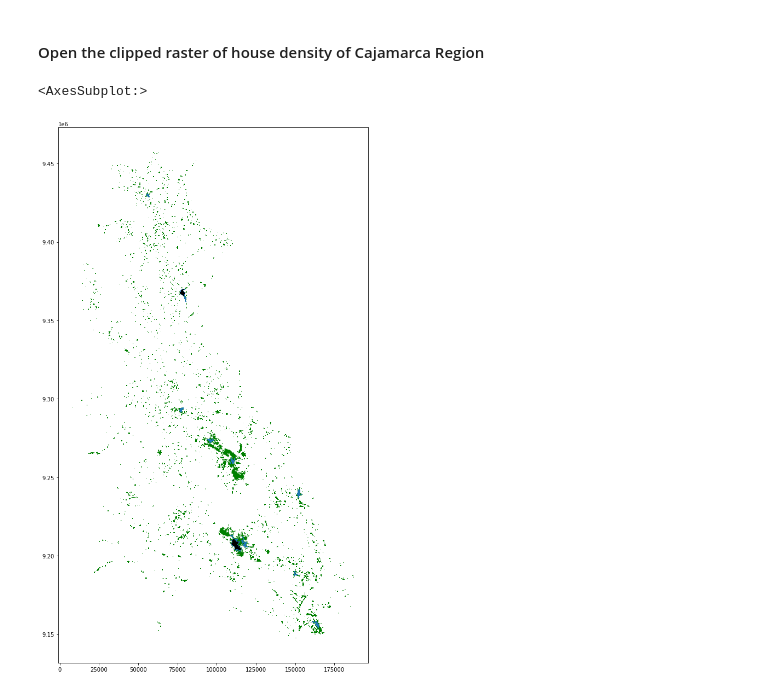
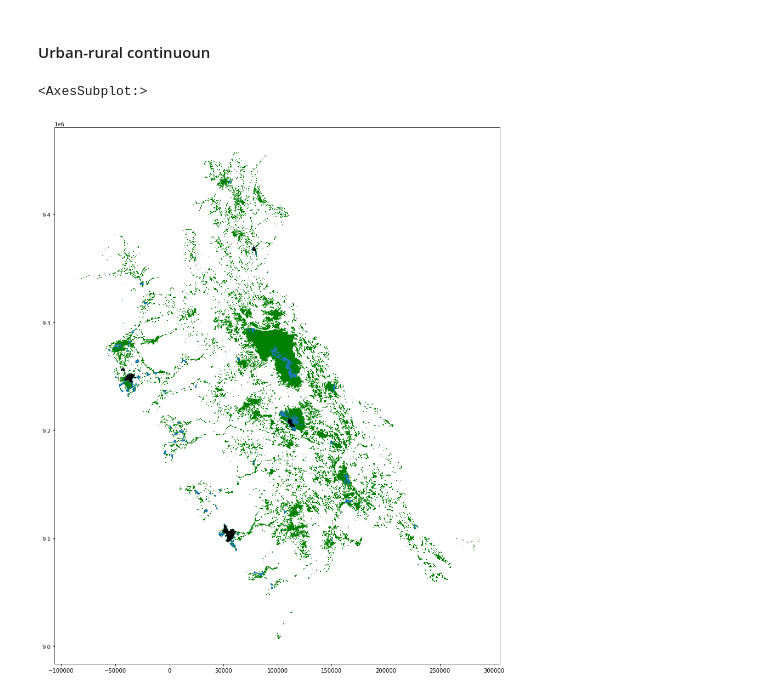
Before and after one commit to gprietoe/Continuo-urbano-rural, a Jupyter notebook: Algoritmo_articulo.ipynb, the cells around one changed output. Drawn from its saved outputs; the diff is of its cells as text; code cells hidden in the pictures.

```diff
--- a/Algoritmo_articulo.ipynb
+++ b/Algoritmo_articulo.ipynb
@@ -16,6 +1,20 @@ import matplotlib.pyplot as plt
 # %% [markdown]
-####  Open the clipped raster of house density of Cajamarca Region
+####  Urban-rural continuoun
 # %%
+import pandas as pd
+import geopandas as gpd
+
+import numpy as np
+import rasterio as rio
+from rasterio import features
+
+from shapely.geometry import Polygon
+from pyproj import CRS
+
+import matplotlib.pyplot as plt
+%matplotlib inline
+
+## Define a function to open the raster using the file path
 def open_raster_rio(path_r):
     with rio.open(path_r) as dem1:
         band_1=dem1.read(1, masked=True)                ## We use the function read() to access the raster's values
@@ -50,7 +49,7 @@ def extract_shapes(density_val_2, band_2, dem_af):
     den_1.crs = CRS.from_epsg(32718)
     return den_1
 
-def high_density(path_tif, path_ccpp ,density_val_3, pob_min):
+def continuum(path_tif, path_ccpp ,density_val_3, pob_min):
     ## Opening the raster and the shp with the ccpp geometries
     band_1, dem_af1=open_raster_rio(path_tif)
     ccpp_x=open_shp(path_ccpp)
@@ -67,26 +66,26 @@ def high_density(path_tif, path_ccpp ,density_val_3, pob_min):
     return den_1f
 # %%
 ## Define the general path
-path_d=r"C:\Users\Guillermo\Desktop/Python/01. Raster/01. Database"
+path_d=r"C:\Users\Guillermo\Desktop/Python\01. Continuo urbano-rural\01. Dataset"
 
 ## define data of Cajamarca's ccpp
 ccpp_06=(path_d+"\\caja_ccpp_edit.shp")
 ### we define the right path
-path_density=(path_d+"\\caja_dv_clip.tif")
+path_density=(path_d+"\\costal_north_region_clip.tif")
 
 ## Open the GEOtif file using rasterio
-a=high_density(path_density,ccpp_06, 0.78, 1)
-b=high_density(path_density,ccpp_06,2 , 10000)
-c=high_density(path_density,ccpp_06,7 , 25000)
+high=continuum(path_density,ccpp_06 ,3.9, 50000)
+medium=continuum(path_density,ccpp_06,0.8, 5000)
+low=continuum(path_density,ccpp_06 ,0.13, 1)
 # %%
 fig, ax=plt.subplots(figsize=(18,18))
 
-a.plot(ax=ax, facecolor='green')
-b.plot(ax=ax)
-c.plot(ax=ax,facecolor='black')
+low.plot(ax=ax, facecolor='green')
+medium.plot(ax=ax)
+high.plot(ax=ax,facecolor='black')
 # %% [output]
 <AxesSubplot:>
-[figure, old version]
+[figure, new version]
 # %%
 # import pprint
 # pprint.pprint(next(shapes))
```
Also changed, not shown: parts of 1 cell of this notebook.
